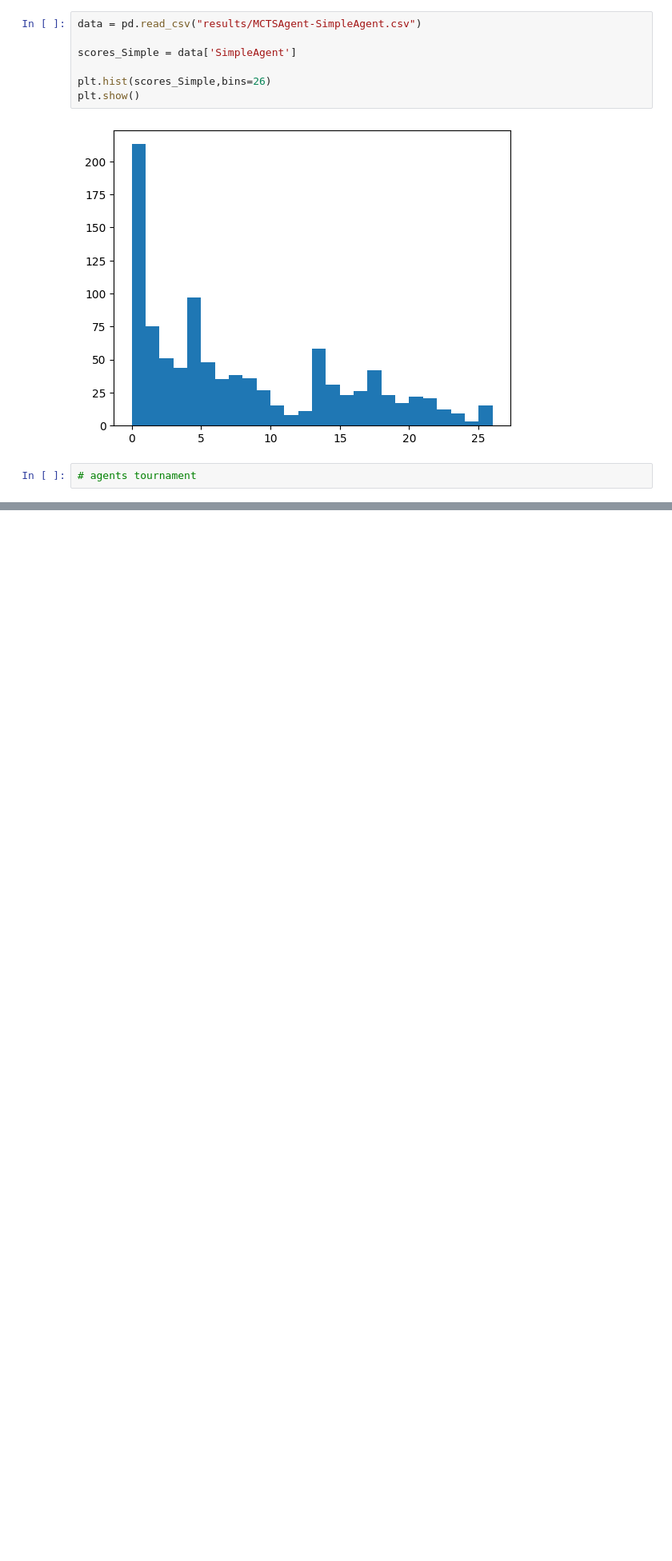
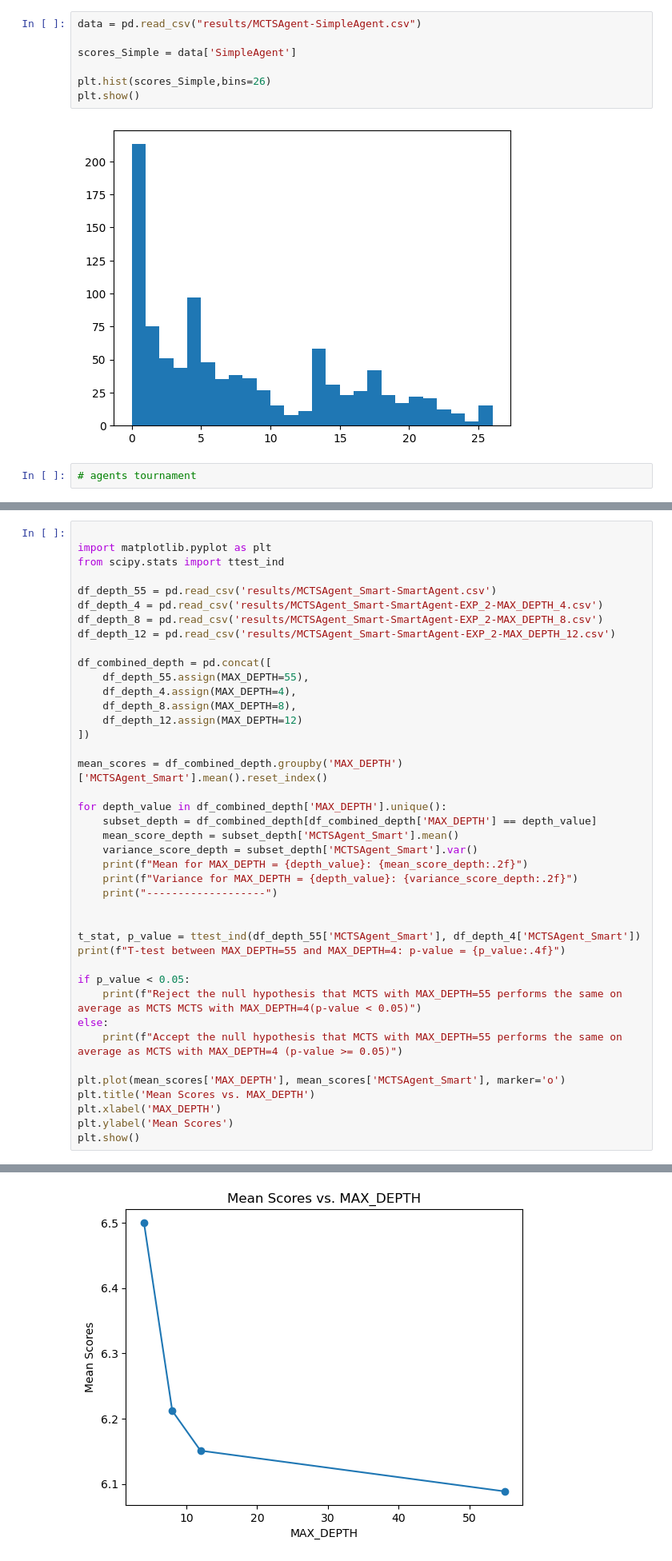
Before and after one commit to SirLeoIV/PlayIT, a Jupyter notebook: src/main/java/com/group09/playit/experiments/plots.ipynb, the cells around one changed output, grey strips where cells are left out. Shown at 80% size. Cells and saved outputs as stored; diff of their text form; blank space fills up the shorter version.

```diff
--- a/src/main/java/com/group09/playit/experiments/plots.ipynb
+++ b/src/main/java/com/group09/playit/experiments/plots.ipynb
@@ -264,0 +332,42 @@ plt.show()
+# %%
+
+import matplotlib.pyplot as plt
+from scipy.stats import ttest_ind
+
+df_depth_55 = pd.read_csv('results/MCTSAgent_Smart-SmartAgent.csv')
+df_depth_4 = pd.read_csv('results/MCTSAgent_Smart-SmartAgent-EXP_2-MAX_DEPTH_4.csv')
+df_depth_8 = pd.read_csv('results/MCTSAgent_Smart-SmartAgent-EXP_2-MAX_DEPTH_8.csv')
+df_depth_12 = pd.read_csv('results/MCTSAgent_Smart-SmartAgent-EXP_2-MAX_DEPTH_12.csv')
+
+df_combined_depth = pd.concat([
+    df_depth_55.assign(MAX_DEPTH=55),
+    df_depth_4.assign(MAX_DEPTH=4),
+    df_depth_8.assign(MAX_DEPTH=8),
+    df_depth_12.assign(MAX_DEPTH=12)
+])
+
+mean_scores = df_combined_depth.groupby('MAX_DEPTH')['MCTSAgent_Smart'].mean().reset_index()
+
+for depth_value in df_combined_depth['MAX_DEPTH'].unique():
+    subset_depth = df_combined_depth[df_combined_depth['MAX_DEPTH'] == depth_value]
+    mean_score_depth = subset_depth['MCTSAgent_Smart'].mean()
+    variance_score_depth = subset_depth['MCTSAgent_Smart'].var()
+    print(f"Mean for MAX_DEPTH = {depth_value}: {mean_score_depth:.2f}")
+    print(f"Variance for MAX_DEPTH = {depth_value}: {variance_score_depth:.2f}")
+    print("-------------------")
+
+
+t_stat, p_value = ttest_ind(df_depth_55['MCTSAgent_Smart'], df_depth_4['MCTSAgent_Smart'])
+print(f"T-test between MAX_DEPTH=55 and MAX_DEPTH=4: p-value = {p_value:.4f}")
+
+if p_value < 0.05:
+    print(f"Reject the null hypothesis that MCTS with MAX_DEPTH=55 performs the same on average as MCTS MCTS with MAX_DEPTH=4(p-value < 0.05)")
+else:
+    print(f"Accept the null hypothesis that MCTS with MAX_DEPTH=55 performs the same on average as MCTS with MAX_DEPTH=4 (p-value >= 0.05)")
+
+plt.plot(mean_scores['MAX_DEPTH'], mean_scores['MCTSAgent_Smart'], marker='o')
+plt.title('Mean Scores vs. MAX_DEPTH')
+plt.xlabel('MAX_DEPTH')
+plt.ylabel('Mean Scores')
+plt.show()
+# %% [output]
@@ -264,0 +388 @@ plt.show()
+[figure, added]
```
Also changed, not shown: parts of 4 cells of this notebook.
